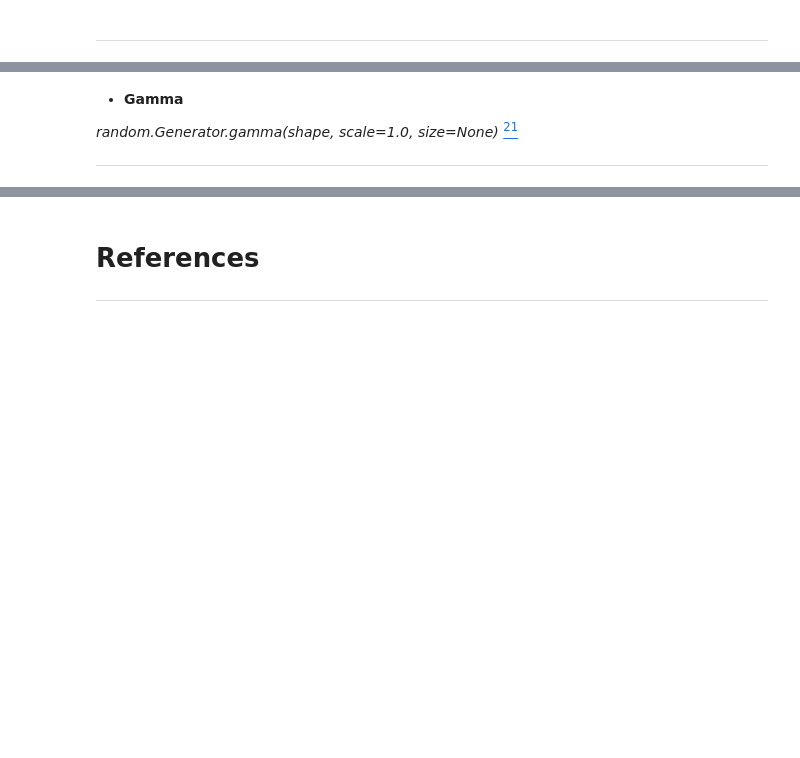
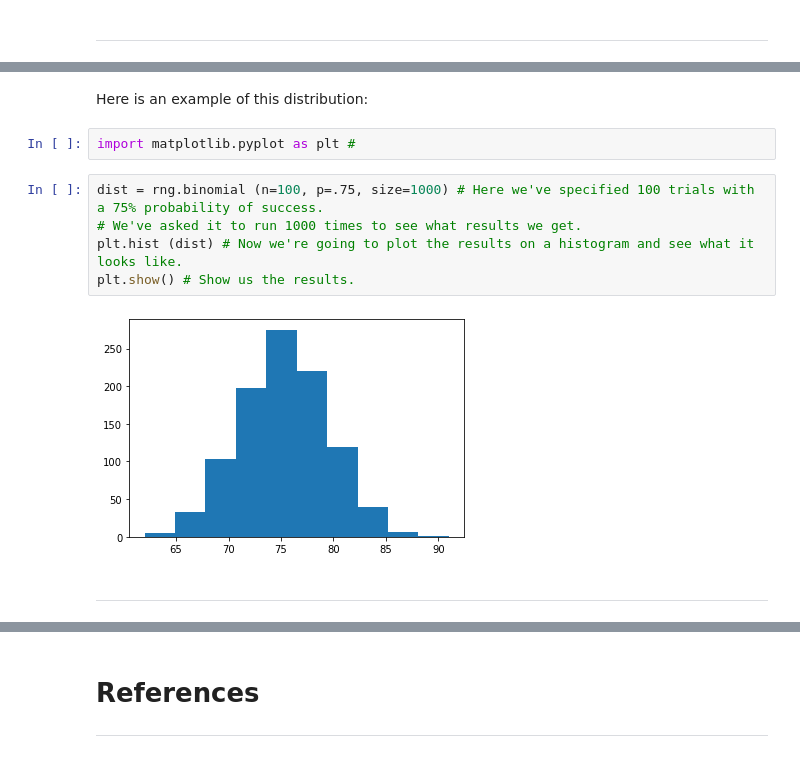
Before and after one commit to amandamurray2021/programming-for-data-analysis, a Jupyter notebook: numpy-random.ipynb, the cells around one changed output, grey strips where cells are left out. Cells and saved outputs as stored; diff of their text form; blank space fills up the shorter version.

```diff
--- a/numpy-random.ipynb
+++ b/numpy-random.ipynb
@@ -330,8 +443,16 @@ https://numpy.org/doc/stable/reference/random/generator.html#distributions
-# %% [markdown]
-* **Gamma**
-
-*random.Generator.gamma(shape, scale=1.0, size=None)* [<sup>21</sup>](https://numpy.org/doc/stable/reference/random/generated/numpy.random.Generator.gamma.html#numpy-random-generator-gamma)
-***
+# %% [markdown]
+Here is an example of this distribution:
+# %%
+import matplotlib.pyplot as plt #
+# %%
+dist = rng.binomial (n=100, p=.75, size=1000) # Here we've specified 100 trials with a 75% probability of success.
+# We've asked it to run 1000 times to see what results we get.
+plt.hist (dist) # Now we're going to plot the results on a histogram and see what it looks like.
+plt.show() # Show us the results.
+# %% [output]
+[figure, added]
+# %% [markdown]
+***
 # %% [markdown]
 * **Geometric**
 
```
Also changed, not shown: parts of 68 cells of this notebook.
